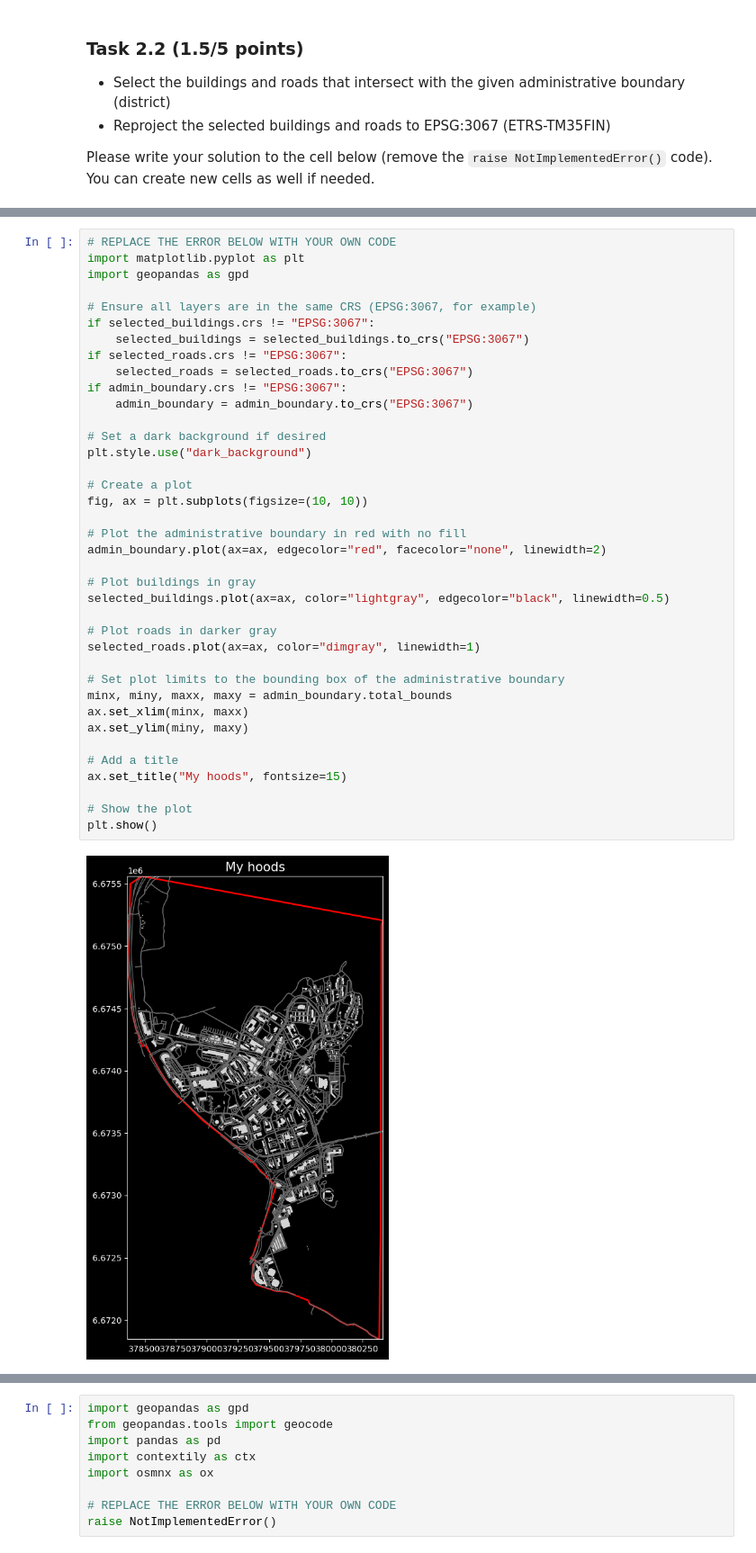
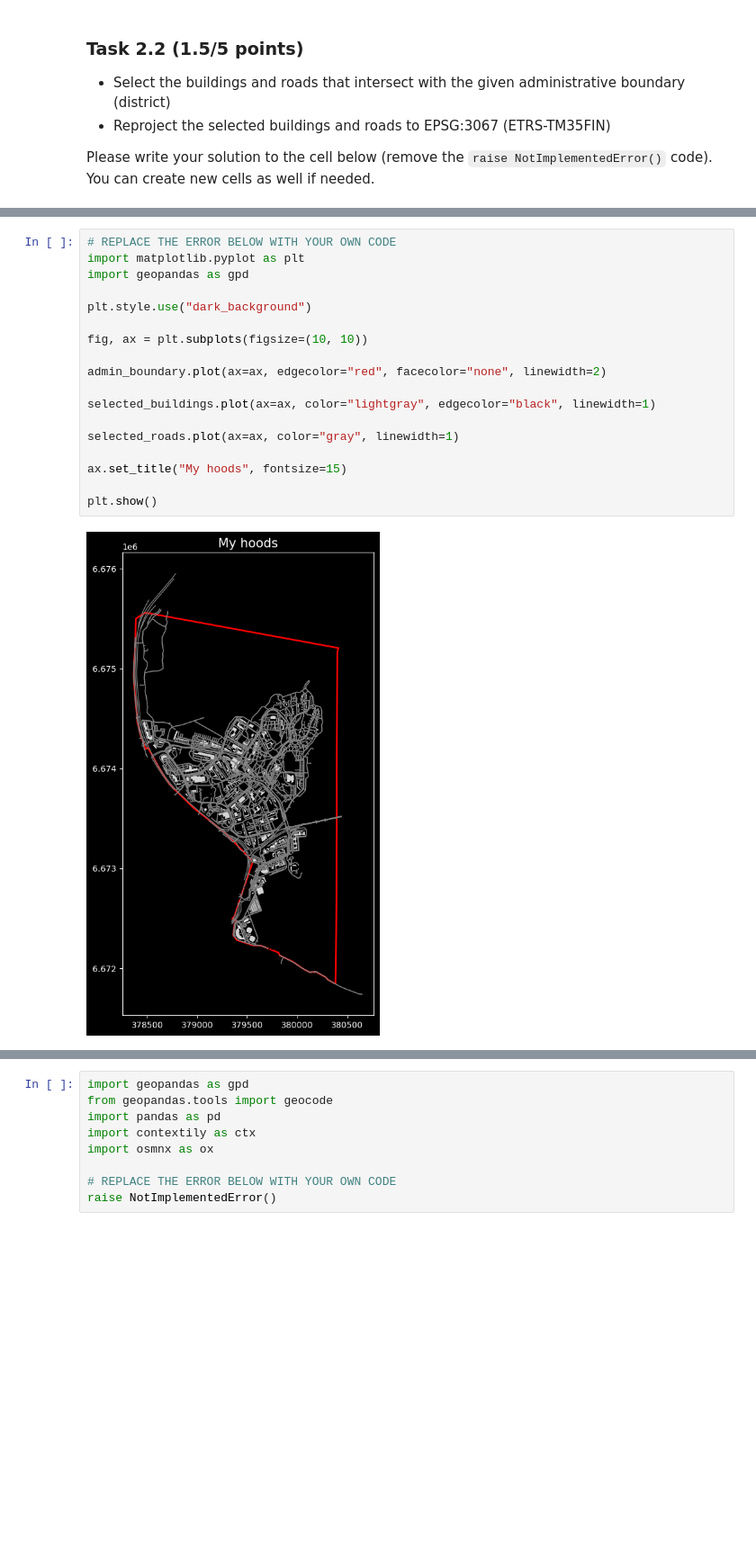
Before and after one commit to KoodiMalpo/exercise-3-KoodiMalpo, a Jupyter notebook: Exercise-3.ipynb, the cells around one changed output, grey strips where cells are left out. Shown at 90% size. Cells and saved outputs as stored; diff of their text form; blank space fills up the shorter version.

```diff
--- a/Exercise-3.ipynb
+++ b/Exercise-3.ipynb
@@ -183,43 +165,23 @@ Please write your solution to the cell below (remove the `raise NotImplementedEr
 # %%
 # REPLACE THE ERROR BELOW WITH YOUR OWN CODE
 import matplotlib.pyplot as plt
 import geopandas as gpd
 
-# Ensure all layers are in the same CRS (EPSG:3067, for example)
-if selected_buildings.crs != "EPSG:3067":
-    selected_buildings = selected_buildings.to_crs("EPSG:3067")
-if selected_roads.crs != "EPSG:3067":
-    selected_roads = selected_roads.to_crs("EPSG:3067")
-if admin_boundary.crs != "EPSG:3067":
-    admin_boundary = admin_boundary.to_crs("EPSG:3067")
-
-# Set a dark background if desired
 plt.style.use("dark_background")
 
-# Create a plot
 fig, ax = plt.subplots(figsize=(10, 10))
 
-# Plot the administrative boundary in red with no fill
 admin_boundary.plot(ax=ax, edgecolor="red", facecolor="none", linewidth=2)
 
-# Plot buildings in gray
-selected_buildings.plot(ax=ax, color="lightgray", edgecolor="black", linewidth=0.5)
+selected_buildings.plot(ax=ax, color="lightgray", edgecolor="black", linewidth=1)
 
-# Plot roads in darker gray
-selected_roads.plot(ax=ax, color="dimgray", linewidth=1)
+selected_roads.plot(ax=ax, color="gray", linewidth=1)
 
-# Set plot limits to the bounding box of the administrative boundary
-minx, miny, maxx, maxy = admin_boundary.total_bounds
-ax.set_xlim(minx, maxx)
-ax.set_ylim(miny, maxy)
-
-# Add a title
 ax.set_title("My hoods", fontsize=15)
 
-# Show the plot
 plt.show()
 # %% [output]
-[figure, old version]
+[figure, new version]
 # %% [markdown]
 ## Problem 3 - Geocoding addresses (Total 3 points)
 
```
Also changed, not shown: parts of 1 cell of this notebook.
